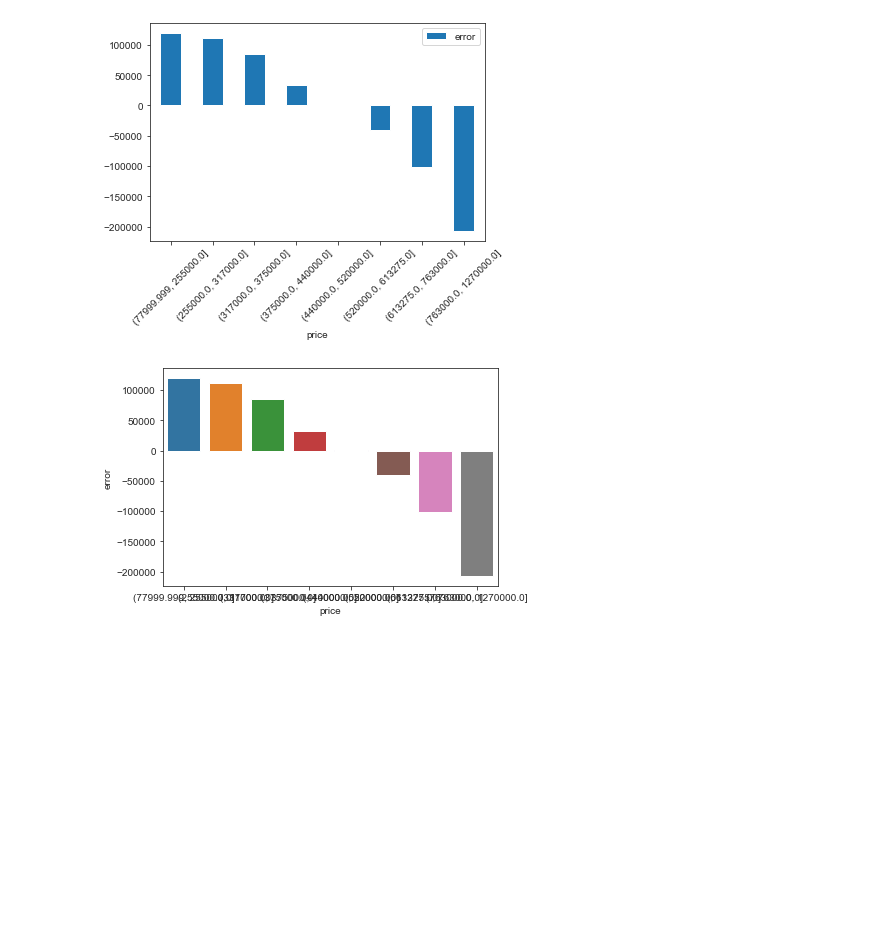
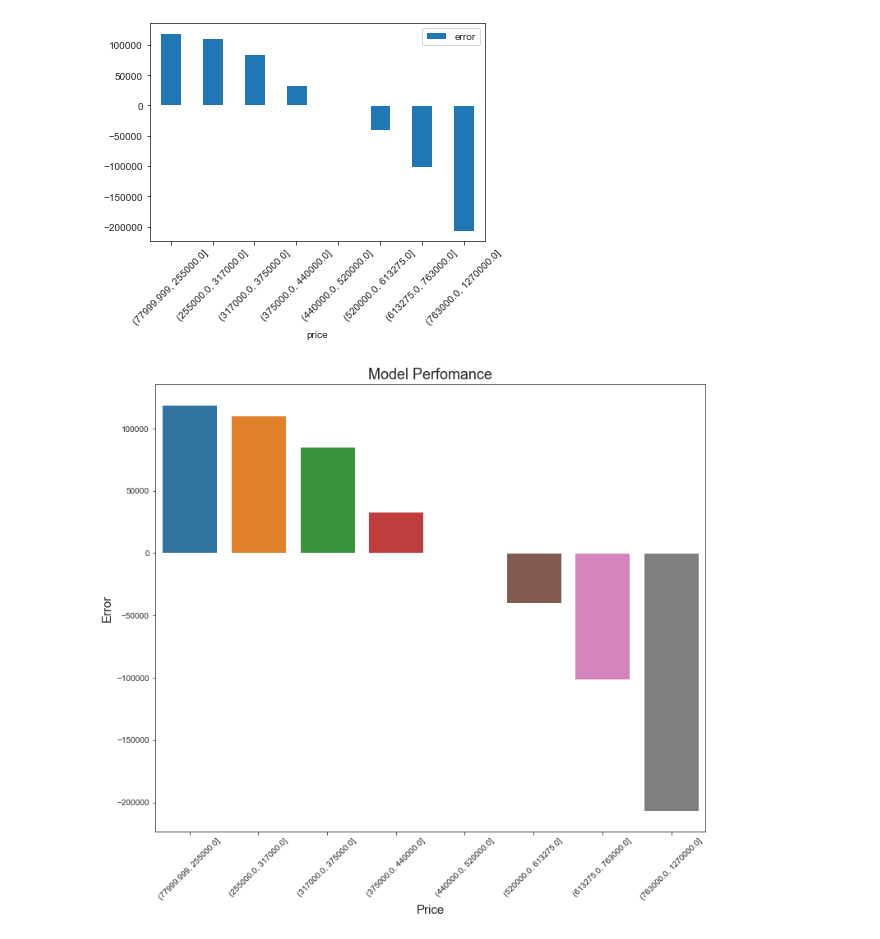
Before and after one commit to gkwarner/bsc-phase-two-project, a Jupyter notebook: notebooks/exploratory/Jordan/workspace.ipynb, the cells around one changed output. Saved outputs shown, nothing was run; the diff lists cells and outputs as text; code cells hidden in the pictures; blank space fills up the shorter version.

Commit message:
Final Model

```diff
--- a/notebooks/exploratory/Jordan/workspace.ipynb
+++ b/notebooks/exploratory/Jordan/workspace.ipynb
@@ -500,7 +501,12 @@ new_df = pd.DataFrame(new_df).reset_index()
 new_df.plot.bar(x = 'price', y = 'error', rot = 45);
 # %% [output]
 [figure]
-# %%
-sns.barplot(x = 'price', y = 'error', data = new_df);
-# %% [output]
-[figure, removed]
+# %%
+fig, ax = plt.subplots(figsize=(12,10))
+sns.barplot(x = 'price', y = 'error', data = new_df)
+plt.xticks(rotation=45)
+plt.xlabel('Price',fontsize = 15)
+plt.ylabel('Error',fontsize = 15)
+plt.title('Model Perfomance',fontsize = 18);
+# %% [output]
+[figure, added]
```
Also changed, not shown: parts of 8 cells of this notebook.
